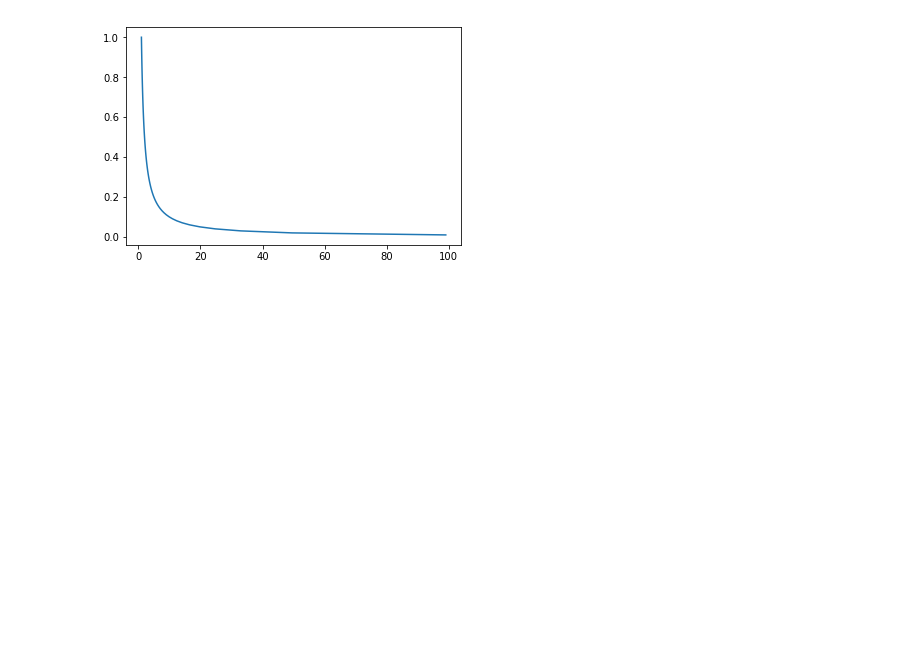
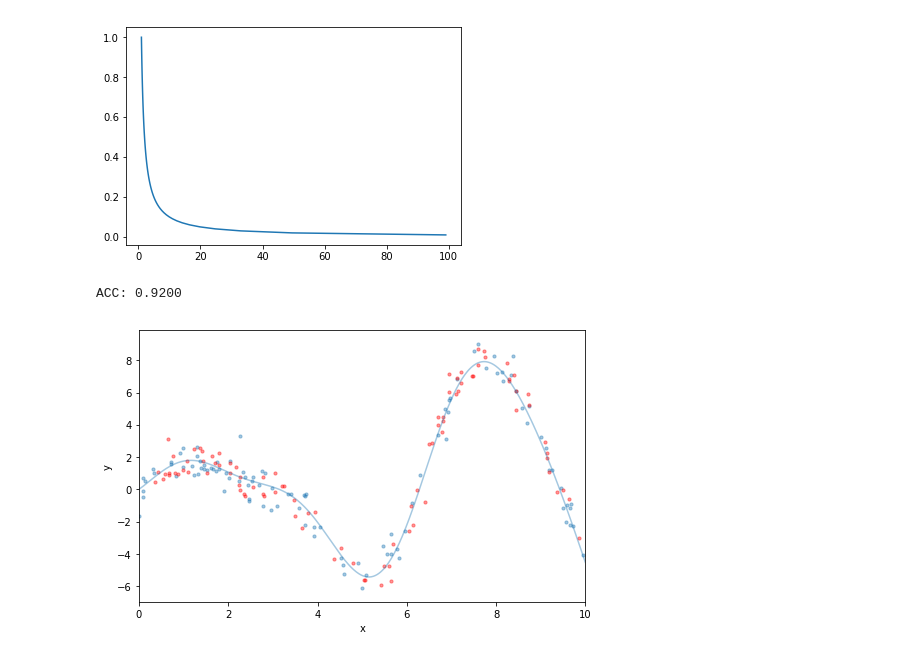
Before and after one commit to doriang102/doriang102.github.io, a Jupyter notebook: notebooks/Classification in Python.ipynb, the cells around one changed output. Cells and saved outputs as stored; diff of their text form; code cells hidden in the pictures; blank space fills up the shorter version.

```diff
--- a/notebooks/Classification in Python.ipynb
+++ b/notebooks/Classification in Python.ipynb
@@ -458,3 +458,17 @@ plt.plot(y,x)
 # %% [output]
 [<matplotlib.lines.Line2D at 0x...>]
 [figure]
+# %%
+x = np.arange(0,50)
+x = pd.DataFrame({'x':x})
+
+# just random uniform distributions in differnt range
+
+y1 = np.random.uniform(10,15,10)
+y2 = np.random.uniform(20,25,10)
+y3 = np.random.uniform(0,5,10)
+y4 = np.random.uniform(30,32,10)
+y5 = np.random.uniform(13,17,10)
+
+y = np.concatenate((y1,y2,y3,y4,y5))
+y = y[:,None]
@@ -460,0 +477,61 @@ plt.plot(y,x)
+# %%
+from sklearn.datasets import make_hastie_10_2
+from sklearn.cross_validation import train_test_split
+
+# generate synthetic data from ESLII - Example 10.2
+X, y = make_hastie_10_2(n_samples=5000)
+X_train, X_test, y_train, y_test = train_test_split(X, y)
+
+# fit estimator
+est = GradientBoostingClassifier(n_estimators=200, max_depth=3)
+est.fit(X_train, y_train)
+
+# predict class labels
+pred = est.predict(X_test)
+
+# score on test data (accuracy)
+acc = est.score(X_test, y_test)
+print('ACC: %.4f' % acc)
+
+# predict class probabilities
+est.predict_proba(X_test)[0]
+ACC: 0.9240
+# %% [output]
+ACC: 0.9200
+# %%
+import numpy as np
+
+def ground_truth(x):
+    """Ground truth -- function to approximate"""
+    return x * np.sin(x) + np.sin(2 * x)
+
+def gen_data(n_samples=200):
+    """generate training and testing data"""
+    np.random.seed(13)
+    x = np.random.uniform(0, 10, size=n_samples)
+    x.sort()
+    y = ground_truth(x) + 0.75 * np.random.normal(size=n_samples)
+    train_mask = np.random.randint(0, 2, size=n_samples).astype(np.bool)
+    x_train, y_train = x[train_mask, np.newaxis], y[train_mask]
+    x_test, y_test = x[~train_mask, np.newaxis], y[~train_mask]
+    return x_train, x_test, y_train, y_test
+
+X_train, X_test, y_train, y_test = gen_data(200)
+
+# plot ground truth
+x_plot = np.linspace(0, 10, 500)
+
+def plot_data(figsize=(8, 5)):
+    fig = plt.figure(figsize=figsize)
+    gt = plt.plot(x_plot, ground_truth(x_plot), alpha=0.4, label='ground truth')
+
+    # plot training and testing data
+    plt.scatter(X_train, y_train, s=10, alpha=0.4)
+    plt.scatter(X_test, y_test, s=10, alpha=0.4, color='red')
+    plt.xlim((0, 10))
+    plt.ylabel('y')
+    plt.xlabel('x')
+
+plot_data(figsize=(8, 5))
+# %% [output]
+[figure, added]
```
Also changed, not shown: parts of 21 cells of this notebook, 1 other file.
